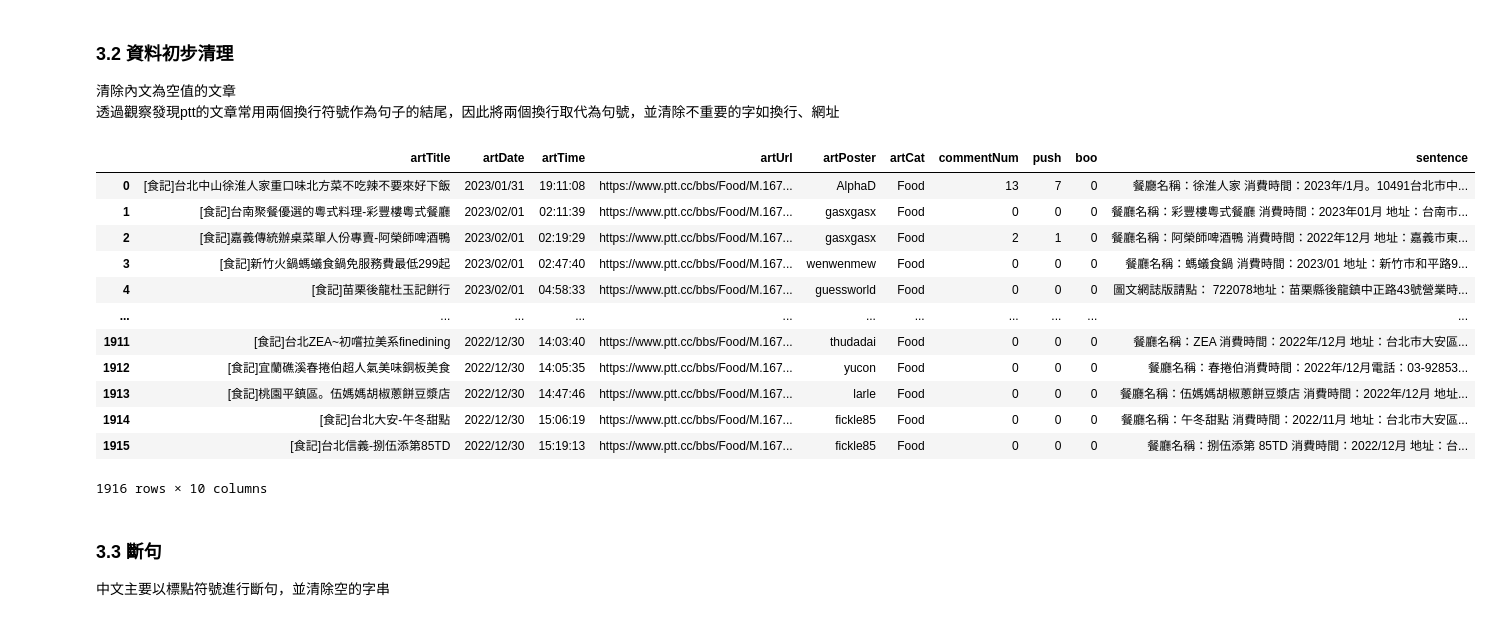
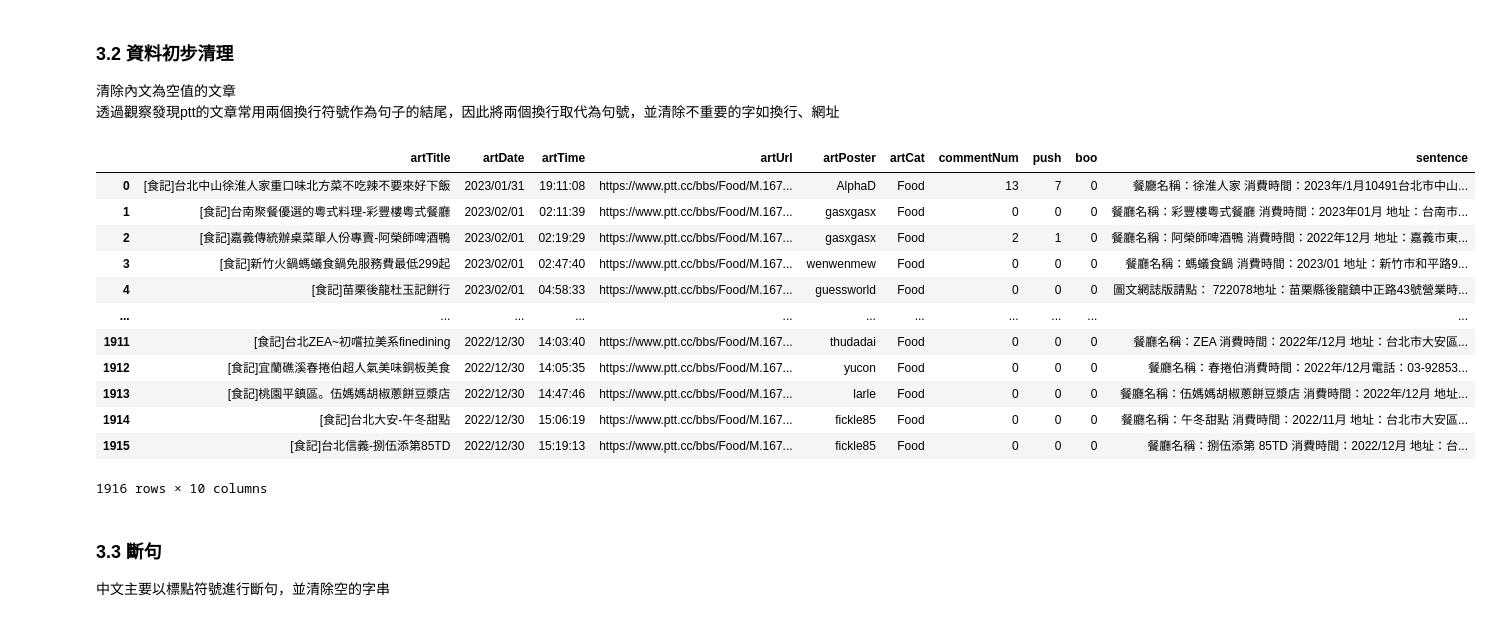
Before and after one commit to Text-Analytics-and-Retrieval/SMA_2023S, a Jupyter notebook: week3_nlp/week3_nlp_zh.ipynb, the cells around one changed output. Cells and saved outputs as stored; diff of their text form; code cells hidden in the pictures.

```diff
--- a/week3_nlp/week3_nlp_zh.ipynb
+++ b/week3_nlp/week3_nlp_zh.ipynb
@@ -148,19 +147,19 @@ df
 # %%
 clear_df = df.copy()
 
 #去除有包含空值的筆數
-clear_df.dropna(axis=0, how='any', inplace=True)
+clear_df.dropna(axis=0, how='any')
 
 #用'。'取代'\n\n'，並移除'\n'
-clear_df = clear_df.replace('\\n\\n', '。', regex=True).replace('\n', '', regex=True)
+clear_df = clear_df.replace(r'\\n\\n', '。', regex=True).replace(r'\n', '', regex=True)
 
 #移除內文中的網址
 clear_df['sentence'] = clear_df['sentence'].replace(r'http\S+', '', regex=True).replace(r'www\S+', '', regex=True)
 
 clear_df
 # %% [output]
 |  | artTitle | artDate | artTime | artUrl | artPoster | artCat | commentNum | push | boo | sentence |
-| 0 | [食記]台北中山徐淮人家重口味北方菜不吃辣不要來好下飯 | 2023/01/31 | 19:11:08 | https://www.ptt.cc/bbs/Food/M.167... | AlphaD | Food | 13 | 7 | 0 | 餐廳名稱：徐淮人家 消費時間：2023年/1月。10491台北市中... |
+| 0 | [食記]台北中山徐淮人家重口味北方菜不吃辣不要來好下飯 | 2023/01/31 | 19:11:08 | https://www.ptt.cc/bbs/Food/M.167... | AlphaD | Food | 13 | 7 | 0 | 餐廳名稱：徐淮人家 消費時間：2023年/1月10491台北市中山... |
 | 1 | [食記]台南聚餐優選的粵式料理-彩豐樓粵式餐廳 | 2023/02/01 | 02:11:39 | https://www.ptt.cc/bbs/Food/M.167... | gasxgasx | Food | 0 | 0 | 0 | 餐廳名稱：彩豐樓粵式餐廳 消費時間：2023年01月 地址：台南市... |
 | 2 | [食記]嘉義傳統辦桌菜單人份專賣-阿榮師啤酒鴨 | 2023/02/01 | 02:19:29 | https://www.ptt.cc/bbs/Food/M.167... | gasxgasx | Food | 2 | 1 | 0 | 餐廳名稱：阿榮師啤酒鴨 消費時間：2022年12月 地址：嘉義市東... |
 | 3 | [食記]新竹火鍋螞蟻食鍋免服務費最低299起 | 2023/02/01 | 02:47:40 | https://www.ptt.cc/bbs/Food/M.167... | wenwenmew | Food | 0 | 0 | 0 | 餐廳名稱：螞蟻食鍋 消費時間：2023/01 地址：新竹市和平路9... |
```
Also changed, not shown: parts of 5 cells of this notebook, 1 other file.
